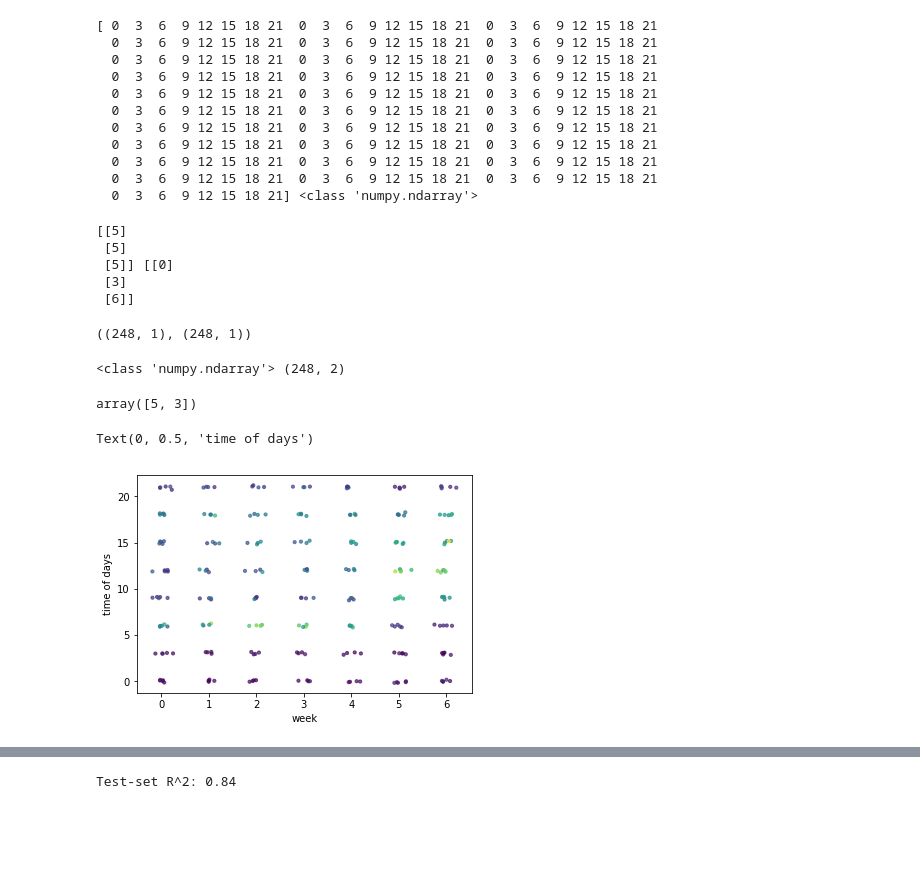
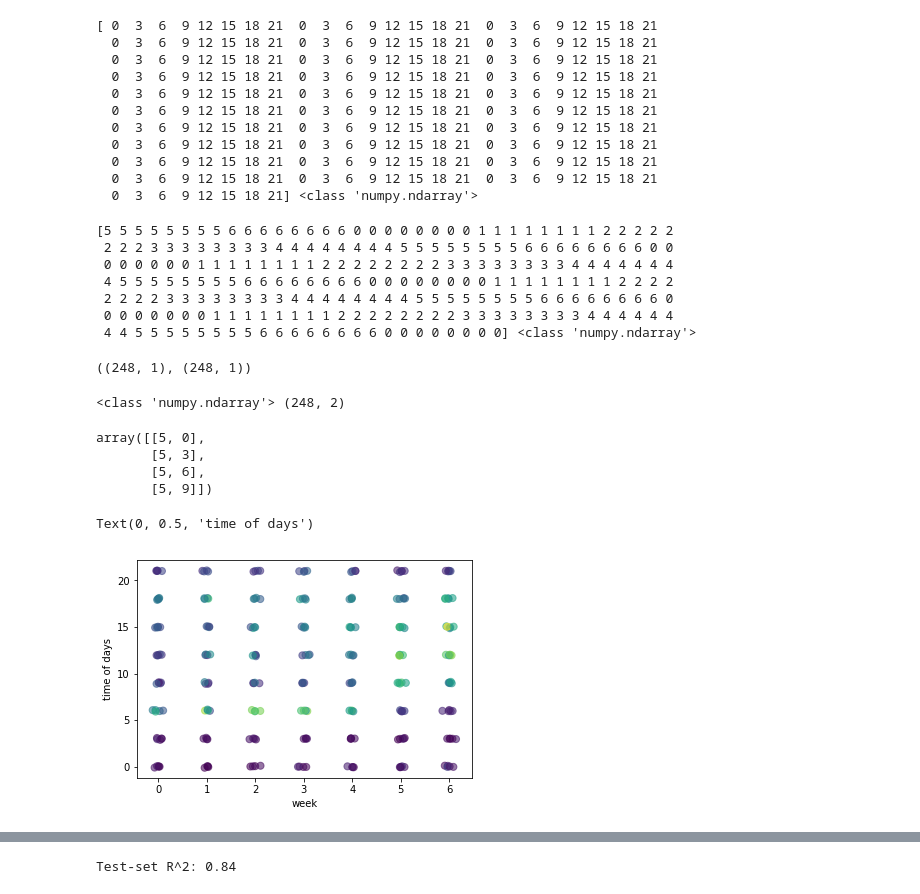
Before and after one commit to yongduek/lectures, a Jupyter notebook: ds101/citibike.ipynb, the cells around one changed output, grey strips where cells are left out. Cells and saved outputs as stored; diff of their text form; code cells hidden in the pictures; blank space fills up the shorter version.

```diff
--- a/ds101/citibike.ipynb
+++ b/ds101/citibike.ipynb
@@ -236,30 +260,43 @@ print (citibike.index.hour.values, type(citibike.index.hour.values))
   0  3  6  9 12 15 18 21  0  3  6  9 12 15 18 21  0  3  6  9 12 15 18 21
   0  3  6  9 12 15 18 21  0  3  6  9 12 15 18 21  0  3  6  9 12 15 18 21
   0  3  6  9 12 15 18 21] <class 'numpy.ndarray'>
+# %%
+print (week_values, type(week_values))
+# %% [output]
+[5 5 5 5 5 5 5 5 6 6 6 6 6 6 6 6 0 0 0 0 0 0 0 0 1 1 1 1 1 1 1 1 2 2 2 2 2
+ 2 2 2 3 3 3 3 3 3 3 3 4 4 4 4 4 4 4 4 5 5 5 5 5 5 5 5 6 6 6 6 6 6 6 6 0 0
+ 0 0 0 0 0 0 1 1 1 1 1 1 1 1 2 2 2 2 2 2 2 2 3 3 3 3 3 3 3 3 4 4 4 4 4 4 4
+ 4 5 5 5 5 5 5 5 5 6 6 6 6 6 6 6 6 0 0 0 0 0 0 0 0 1 1 1 1 1 1 1 1 2 2 2 2
+ 2 2 2 2 3 3 3 3 3 3 3 3 4 4 4 4 4 4 4 4 5 5 5 5 5 5 5 5 6 6 6 6 6 6 6 6 0
+ 0 0 0 0 0 0 0 1 1 1 1 1 1 1 1 2 2 2 2 2 2 2 2 3 3 3 3 3 3 3 3 4 4 4 4 4 4
+ 4 4 5 5 5 5 5 5 5 5 6 6 6 6 6 6 6 6 0 0 0 0 0 0 0 0] <class 'numpy.ndarray'>
 # %%
+# change the shape
 week_values = week_values.reshape(-1,1)
 hour_values = hour_values.reshape(-1,1)
-print (week_values[:3], hour_values[:3])
 week_values.shape, hour_values.shape
 # %% [output]
-[[5]
- [5]
- [5]] [[0]
- [3]
- [6]]
+((248, 1), (248, 1))
-((248, 1), (248, 1))
 # %%
+# merge the two indexes into a two dimensional index
+
 X_hour_week = np.hstack([week_values.reshape(-1,1), hour_values.reshape(-1,1)])
 print (type(X_hour_week),  X_hour_week.shape)
-X_hour_week[1]
+X_hour_week[:4]
 # %% [output]
 <class 'numpy.ndarray'> (248, 2)
-array([5, 3])
+array([[5, 0],
+       [5, 3],
+       [5, 6],
+       [5, 9]])
 # %%
-xx = X_hour_week + np.random.randn (*X_hour_week.shape)*0.1
-plt.scatter (xx[:,0], xx[:,1], s=10, c=y, marker = 'o', alpha=0.7);
+# Draw a scatter plot.
+# The index values are shaked so that y values of the same index are visible
+
+xx = X_hour_week + np.random.randn (*X_hour_week.shape)*0.05
+plt.scatter (xx[:,0], xx[:,1], s=50, c=y, marker = 'o', alpha=0.57);
 plt.xlabel ('week')
 plt.ylabel('time of days')
 # %% [output]
 Text(0, 0.5, 'time of days')
-[figure, old version]
+[figure, new version]
```
Also changed, not shown: parts of 28 cells of this notebook, 5 other files.
